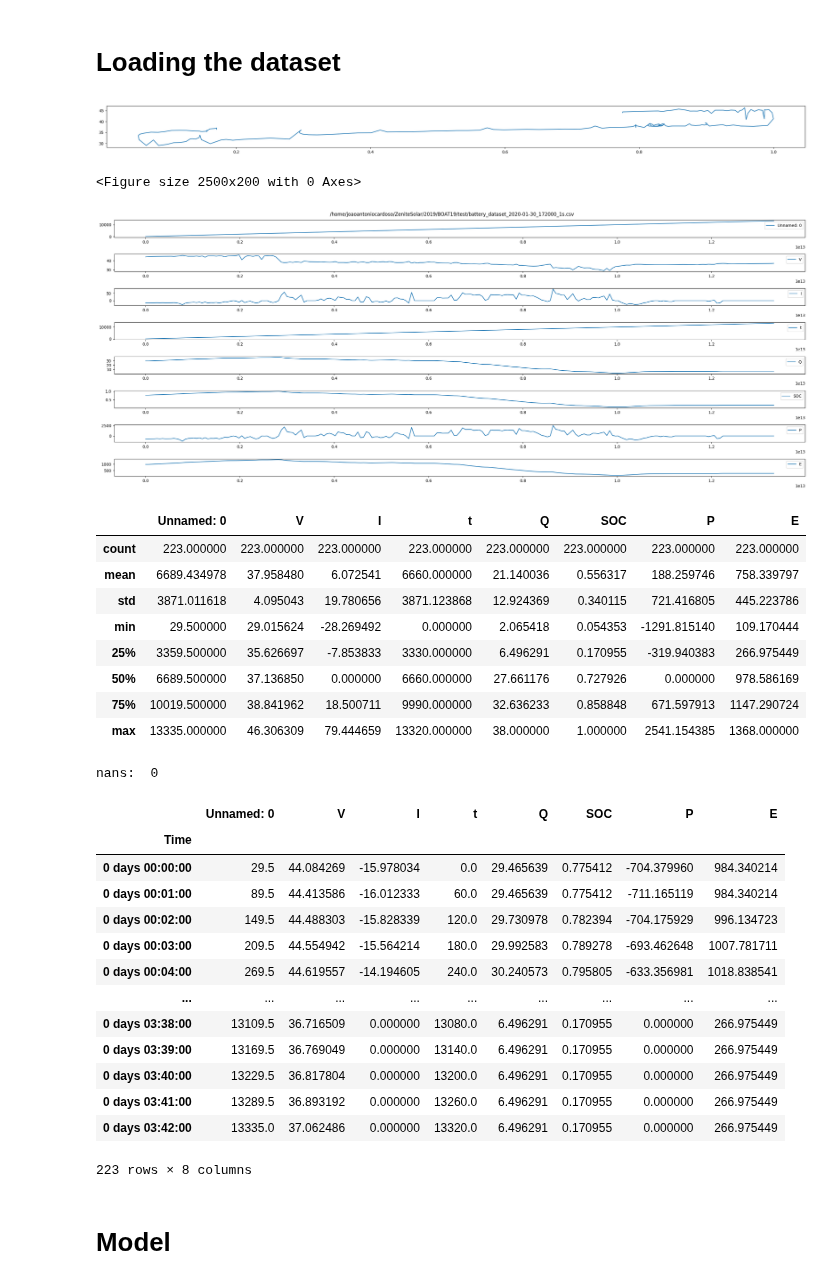
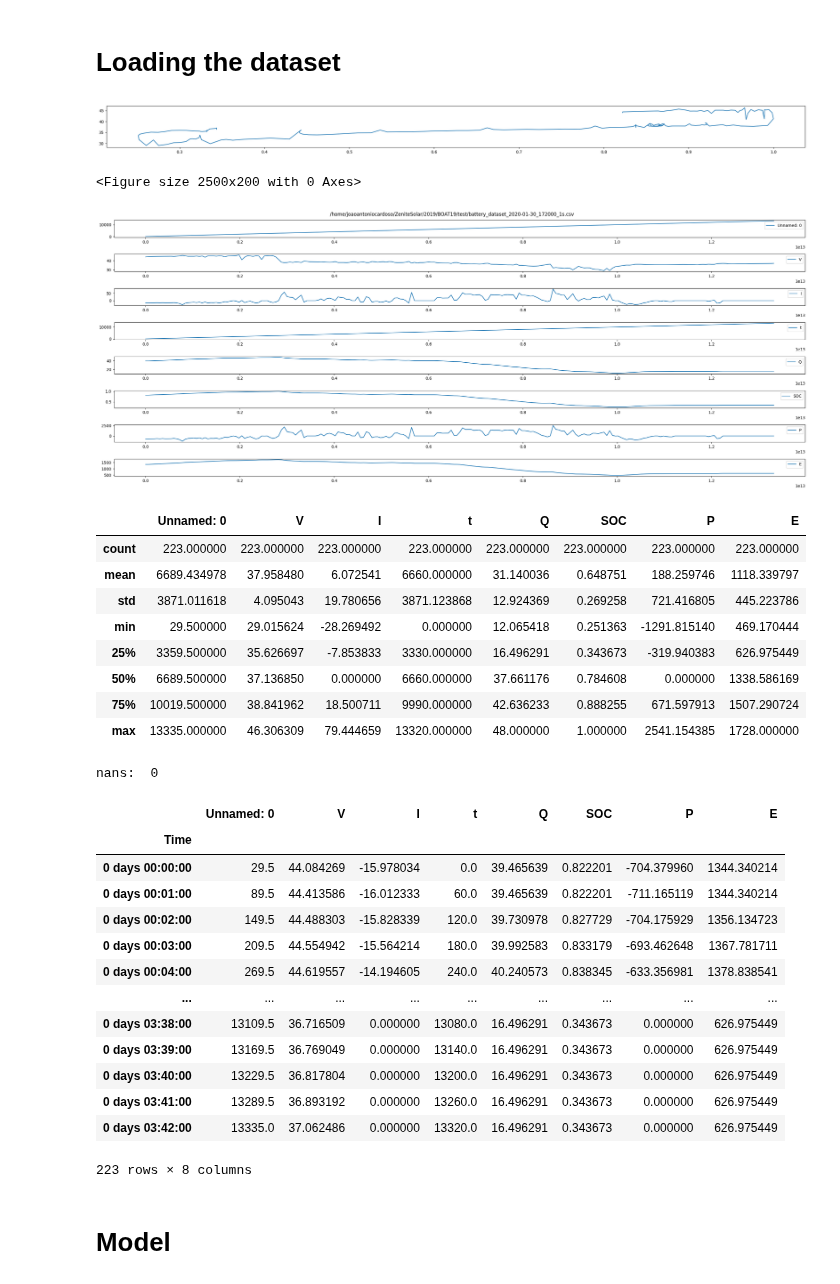
Before and after one commit to joaoantoniocardoso/solarboat_simulator, a Jupyter notebook: models/2020/battery/just_accumulator.ipynb, the cells around one changed output. Saved outputs shown, nothing was run; the diff lists cells and outputs as text; code cells hidden in the pictures.

```diff
--- a/models/2020/battery/just_accumulator.ipynb
+++ b/models/2020/battery/just_accumulator.ipynb
@@ -71,65 +71,65 @@ filename = '/home/joaoantoniocardoso/ZeniteSolar/2019/BOAT19/test/battery_datase
 # filename = '/home/joaoantoniocardoso/ZeniteSolar/2019/BOAT19/test/battery_dataset_2020-02-01_064223_1s.csv'  # After sprint, mostly charging
 rename_columns = {'t': 'Time'}
 
-cell_amps_hour = 38
+cell_amps_hour = 48
 series_cells = 3
 parallel_cells = 1
 cell_voltage = 12
 nominal_Q = parallel_cells * cell_amps_hour  # Capacity, in Amper-hour
 initial_SOC = 0.99
 nominal_E = series_cells * parallel_cells * cell_amps_hour * cell_voltage
 
 df = load_df(filename, resample_rule='1min', rename_columns=rename_columns, nominal_Q=nominal_Q, initial_SOC=initial_SOC)
 
 plt.figure(figsize=(25, 2))
 plt.plot(df['SOC'], df['V'])
 plt.tight_layout()
 plt.show()
 
 plt.figure(figsize=(25, 2))
 
 fig, ax = plt.subplots(len(df.columns), figsize=(25,10))
 for k, col in enumerate(df.columns):
     ax[k].plot(df.index, df[col], label=col)
     ax[k].legend(loc=1)
 
 plt.suptitle(filename)
 plt.tight_layout()
 plt.show()
 
 display(df.describe())
 
 # Check for nans in the data
 print('nans: ', df.isna().sum().sum())
 
 df
 # %% [output]
-[figure, old version]
+[figure, new version]
 <Figure size 2500x200 with 0 Axes>
 [figure]
 |  | Unnamed: 0 | V | I | t | Q | SOC | P | E |
 | count | 223.000000 | 223.000000 | 223.000000 | 223.000000 | 223.000000 | 223.000000 | 223.000000 | 223.000000 |
-| mean | 6689.434978 | 37.958480 | 6.072541 | 6660.000000 | 21.140036 | 0.556317 | 188.259746 | 758.339797 |
-| std | 3871.011618 | 4.095043 | 19.780656 | 3871.123868 | 12.924369 | 0.340115 | 721.416805 | 445.223786 |
-| min | 29.500000 | 29.015624 | -28.269492 | 0.000000 | 2.065418 | 0.054353 | -1291.815140 | 109.170444 |
-| 25% | 3359.500000 | 35.626697 | -7.853833 | 3330.000000 | 6.496291 | 0.170955 | -319.940383 | 266.975449 |
-| 50% | 6689.500000 | 37.136850 | 0.000000 | 6660.000000 | 27.661176 | 0.727926 | 0.000000 | 978.586169 |
-| 75% | 10019.500000 | 38.841962 | 18.500711 | 9990.000000 | 32.636233 | 0.858848 | 671.597913 | 1147.290724 |
-| max | 13335.000000 | 46.306309 | 79.444659 | 13320.000000 | 38.000000 | 1.000000 | 2541.154385 | 1368.000000 |
+| mean | 6689.434978 | 37.958480 | 6.072541 | 6660.000000 | 31.140036 | 0.648751 | 188.259746 | 1118.339797 |
+| std | 3871.011618 | 4.095043 | 19.780656 | 3871.123868 | 12.924369 | 0.269258 | 721.416805 | 445.223786 |
+| min | 29.500000 | 29.015624 | -28.269492 | 0.000000 | 12.065418 | 0.251363 | -1291.815140 | 469.170444 |
+| 25% | 3359.500000 | 35.626697 | -7.853833 | 3330.000000 | 16.496291 | 0.343673 | -319.940383 | 626.975449 |
+| 50% | 6689.500000 | 37.136850 | 0.000000 | 6660.000000 | 37.661176 | 0.784608 | 0.000000 | 1338.586169 |
+| 75% | 10019.500000 | 38.841962 | 18.500711 | 9990.000000 | 42.636233 | 0.888255 | 671.597913 | 1507.290724 |
+| max | 13335.000000 | 46.306309 | 79.444659 | 13320.000000 | 48.000000 | 1.000000 | 2541.154385 | 1728.000000 |
 nans:  0
 |  | Unnamed: 0 | V | I | t | Q | SOC | P | E |
 | Time |  |  |  |  |  |  |  |  |
-| 0 days 00:00:00 | 29.5 | 44.084269 | -15.978034 | 0.0 | 29.465639 | 0.775412 | -704.379960 | 984.340214 |
-| 0 days 00:01:00 | 89.5 | 44.413586 | -16.012333 | 60.0 | 29.465639 | 0.775412 | -711.165119 | 984.340214 |
-| 0 days 00:02:00 | 149.5 | 44.488303 | -15.828339 | 120.0 | 29.730978 | 0.782394 | -704.175929 | 996.134723 |
-| 0 days 00:03:00 | 209.5 | 44.554942 | -15.564214 | 180.0 | 29.992583 | 0.789278 | -693.462648 | 1007.781711 |
-| 0 days 00:04:00 | 269.5 | 44.619557 | -14.194605 | 240.0 | 30.240573 | 0.795805 | -633.356981 | 1018.838541 |
+| 0 days 00:00:00 | 29.5 | 44.084269 | -15.978034 | 0.0 | 39.465639 | 0.822201 | -704.379960 | 1344.340214 |
+| 0 days 00:01:00 | 89.5 | 44.413586 | -16.012333 | 60.0 | 39.465639 | 0.822201 | -711.165119 | 1344.340214 |
+| 0 days 00:02:00 | 149.5 | 44.488303 | -15.828339 | 120.0 | 39.730978 | 0.827729 | -704.175929 | 1356.134723 |
+| 0 days 00:03:00 | 209.5 | 44.554942 | -15.564214 | 180.0 | 39.992583 | 0.833179 | -693.462648 | 1367.781711 |
+| 0 days 00:04:00 | 269.5 | 44.619557 | -14.194605 | 240.0 | 40.240573 | 0.838345 | -633.356981 | 1378.838541 |
 | ... | ... | ... | ... | ... | ... | ... | ... | ... |
-| 0 days 03:38:00 | 13109.5 | 36.716509 | 0.000000 | 13080.0 | 6.496291 | 0.170955 | 0.000000 | 266.975449 |
-| 0 days 03:39:00 | 13169.5 | 36.769049 | 0.000000 | 13140.0 | 6.496291 | 0.170955 | 0.000000 | 266.975449 |
-| 0 days 03:40:00 | 13229.5 | 36.817804 | 0.000000 | 13200.0 | 6.496291 | 0.170955 | 0.000000 | 266.975449 |
-| 0 days 03:41:00 | 13289.5 | 36.893192 | 0.000000 | 13260.0 | 6.496291 | 0.170955 | 0.000000 | 266.975449 |
-| 0 days 03:42:00 | 13335.0 | 37.062486 | 0.000000 | 13320.0 | 6.496291 | 0.170955 | 0.000000 | 266.975449 |
+| 0 days 03:38:00 | 13109.5 | 36.716509 | 0.000000 | 13080.0 | 16.496291 | 0.343673 | 0.000000 | 626.975449 |
+| 0 days 03:39:00 | 13169.5 | 36.769049 | 0.000000 | 13140.0 | 16.496291 | 0.343673 | 0.000000 | 626.975449 |
+| 0 days 03:40:00 | 13229.5 | 36.817804 | 0.000000 | 13200.0 | 16.496291 | 0.343673 | 0.000000 | 626.975449 |
+| 0 days 03:41:00 | 13289.5 | 36.893192 | 0.000000 | 13260.0 | 16.496291 | 0.343673 | 0.000000 | 626.975449 |
+| 0 days 03:42:00 | 13335.0 | 37.062486 | 0.000000 | 13320.0 | 16.496291 | 0.343673 | 0.000000 | 626.975449 |
 223 rows × 8 columns
 # %% [markdown]
 # Model
```
Also changed, not shown: parts of 2 cells of this notebook, 14 other files.
